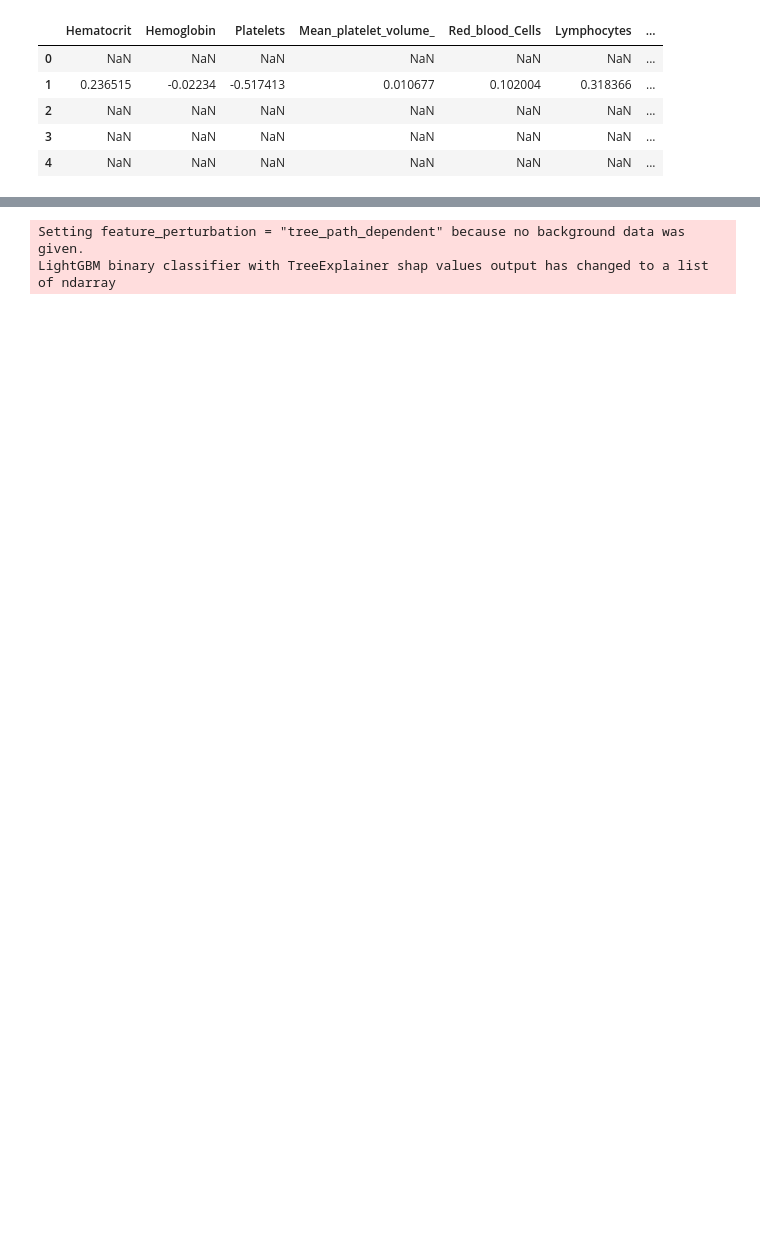
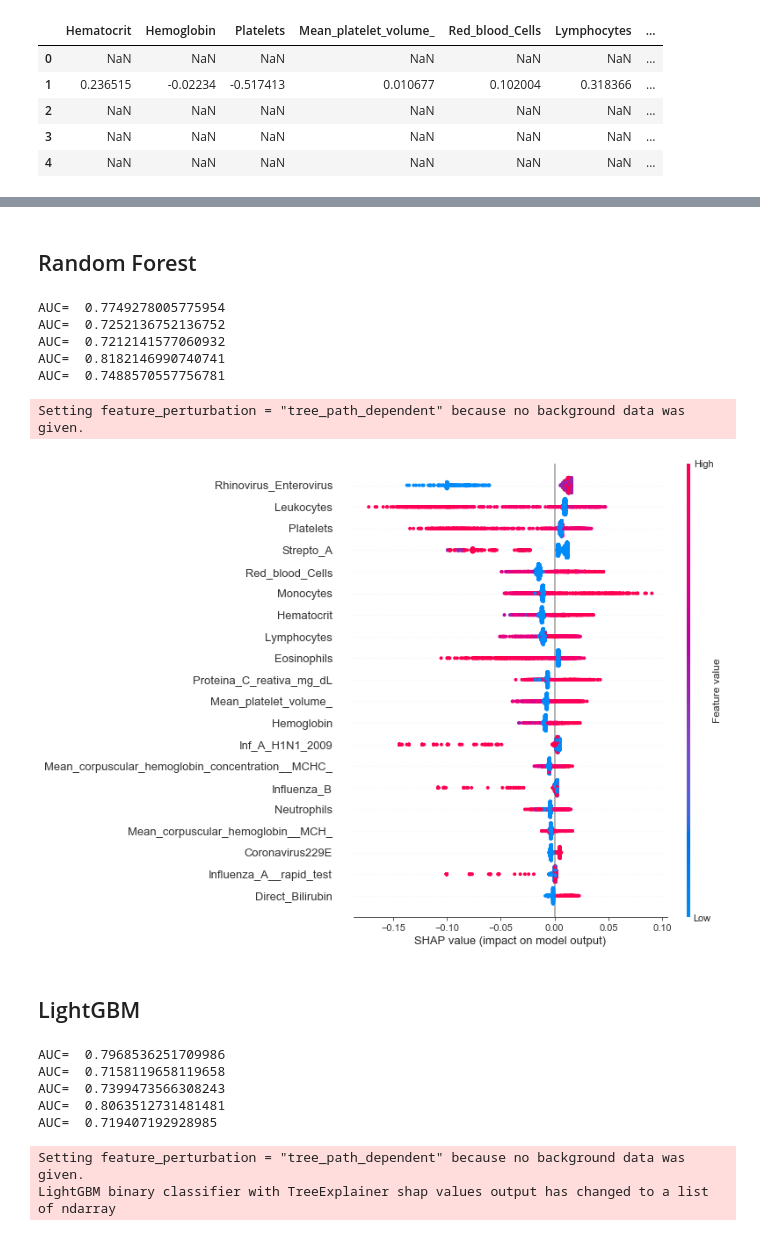
Before and after one commit to DanOakStats/Covid-19, a Jupyter notebook: AE Covid-19 .ipynb, the cells around one changed output, grey strips where cells are left out. Saved outputs shown, nothing was run; the diff lists cells and outputs as text; code cells hidden in the pictures; blank space fills up the shorter version.

```diff
--- a/AE Covid-19 .ipynb
+++ b/AE Covid-19 .ipynb
@@ -371,4 +402,6 @@ cats = X.select_dtypes(include=object).columns.tolist()
 full_nan = X.isnull().mean(axis=1) == 1
 X = X[~full_nan]
 covid_df = covid_df[~full_nan]
+
+kf = KFold(shuffle=True, random_state=0)
 # %% [markdown]
@@ -417,6 +432,79 @@ import shap
 shap.initjs()
 # %% [output]
 [interactive output not drawn]
+# %% [markdown]
+## Random Forest
+# %%
+for tr, ts in kf.split(X):
+    Xtrain = X.iloc[tr]
+    Xtest = X.iloc[ts]
+    ytrain = covid_df.iloc[tr]['SARS_Cov_2_exam_result']
+    ytest = covid_df.iloc[ts]['SARS_Cov_2_exam_result']
+
+
+    #Xtr.loc[:, cats] = Xtr.loc[:, cats].fillna("missing")
+
+    enc = OrdinalEncoder(cols=cats)
+    Xtrain = enc.fit_transform(Xtrain).fillna(-10) #informando a arvore que -10 são nulos
+    Xtest = enc.transform(Xtest).fillna(-10)
+
+
+
+    rfc = RandomForestClassifier(random_state=200, class_weight='balanced', n_estimators=1000,
+                                 min_samples_leaf=8)
+    rfc.fit(Xtrain, ytrain)
+
+    pred = rfc.predict_proba(Xtest)[:,1]
+    predictrfc = rfc.predict(Xtest)
+
+    print("AUC= ", roc_auc_score(ytest,pred))
+# %% [output]
+AUC=  0.7749278005775954
+AUC=  0.7252136752136752
+AUC=  0.7212141577060932
+AUC=  0.8182146990740741
+AUC=  0.7488570557756781
+# %%
+explainer = shap.TreeExplainer(rfc)
+shap_values = explainer.shap_values(Xtrain)
+# %% [output]
+Setting feature_perturbation = "tree_path_dependent" because no background data was given.
+# %%
+shap.summary_plot(shap_values[1], Xtrain)
+# %% [output]
+[figure, added]
+# %% [markdown]
+## LightGBM
+# %%
+for tr, ts in kf.split(X):
+    Xtrain = X.iloc[tr]
+    Xtest = X.iloc[ts]
+    ytrain = covid_df.iloc[tr]['SARS_Cov_2_exam_result']
+    ytest = covid_df.iloc[ts]['SARS_Cov_2_exam_result']
+
+
+
+    # fazendo o encoding das variaveis
+    enc = OrdinalEncoder(cols=cats)
+    Xtrain = enc.fit_transform(Xtrain)
+    Xtest = enc.transform(Xtest)
+
+
+
+    lgbm_clf = LGBMClassifier(random_state=200, class_weight='balanced', n_estimators=100,
+                         learning_rate=0.009, num_leaves=2**3)
+    lgbm_clf.fit(Xtrain, ytrain)
+
+    p = lgbm_clf.predict_proba(Xtest)[:,1]
+    predictlgbm = lgbm_clf.predict(Xtest)
+
+    print("AUC= ", roc_auc_score(ytest,p))
+# %% [output]
+AUC=  0.7968536251709986
+AUC=  0.7158119658119658
+AUC=  0.7399473566308243
+AUC=  0.8063512731481481
+AUC=  0.719407192928985
 # %%
 explainer = shap.TreeExplainer(lgbm_clf)
 shap_values = explainer.shap_values(Xtrain)
```
Also changed, not shown: parts of 16 cells of this notebook.
